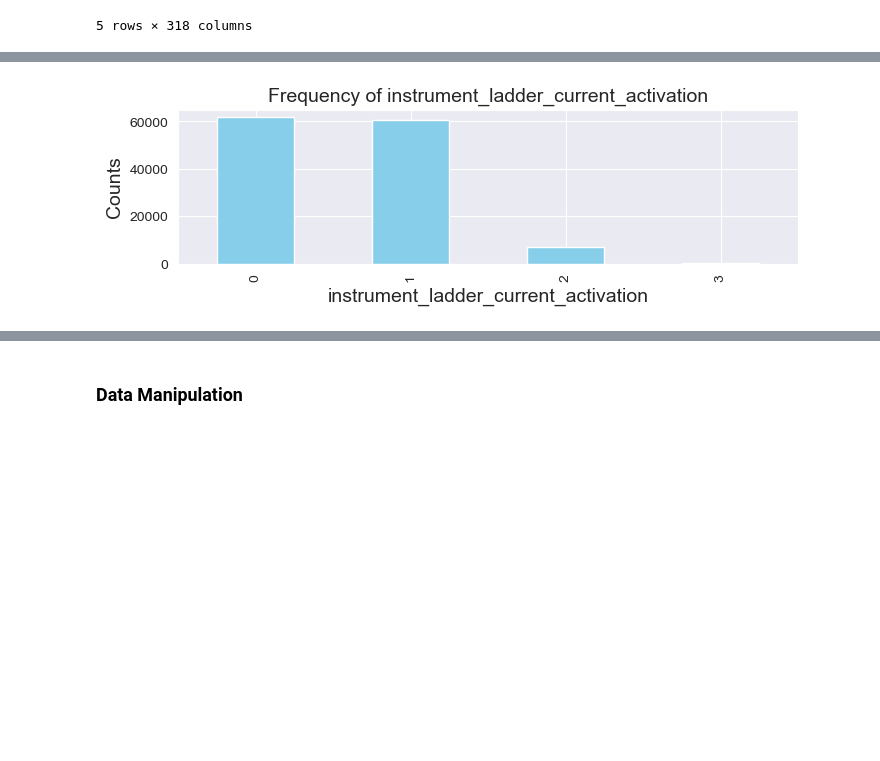
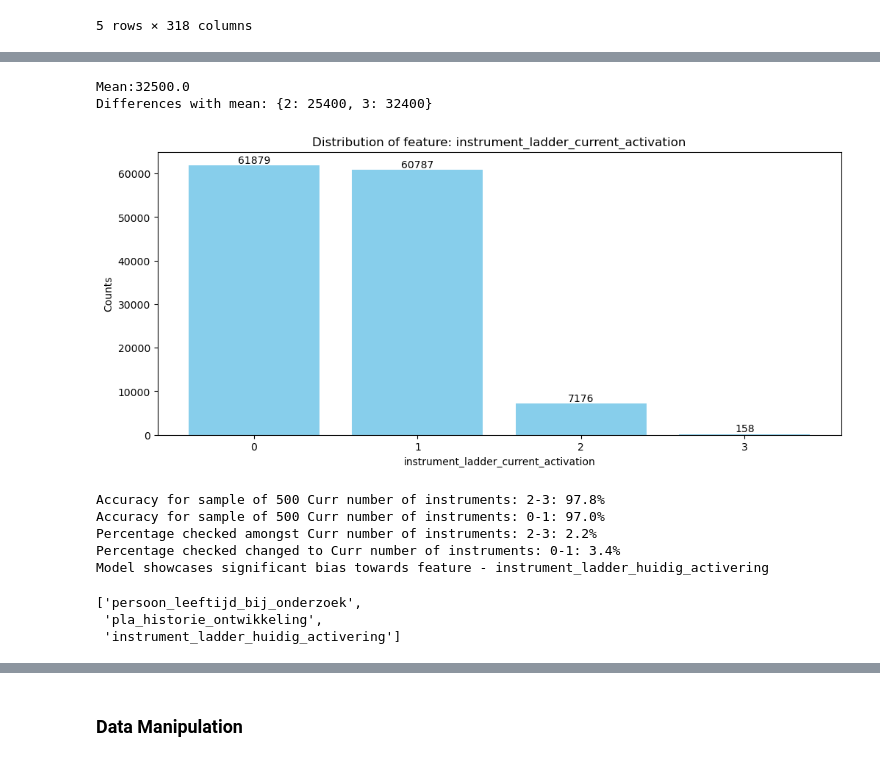
Before and after one commit to yulinchen03/TestingProject, a Jupyter notebook: src/team_2/biased_feature_selection.ipynb, the cells around one changed output, grey strips where cells are left out. Drawn from its saved outputs; the diff is of its cells as text; code cells hidden in the pictures; blank space fills up the shorter version.

Commit message:
added more biased features

```diff
--- a/src/team_2/biased_feature_selection.ipynb
+++ b/src/team_2/biased_feature_selection.ipynb
@@ -189,6 +193,31 @@ analyze_features(df, False, 'feature_importance_3.pkl')
 # %%
-plot_values('instrument_ladder_current_activation', df)
+plot_distribution(df['instrument_ladder_current_activation'], 'instrument_ladder_current_activation')
 # %% [output]
+Mean:32500.0
+Differences with mean: {2: 25400, 3: 32400}
-[figure, old version]
+[figure, new version]
 # %%
-###CONTINUE LATER: Once the test data is ready
+###TEST
+process_bias(
+    data_path='../../data/Experiment_instrument_ladder_huidig_activering/01_curr_inst_2-3_labeled.csv',
+    model_path='model/gboost2.onnx',
+    feature='instrument_ladder_huidig_activering',
+    new_value=(0,1),
+    is_range=True,
+    detailed_results=True,
+    name_original='Curr number of instruments: 2-3',
+    name_changed='Curr number of instruments: 0-1'
+)
+# %% [output]
+Accuracy for sample of 500 Curr number of instruments: 2-3: 97.8%
+Accuracy for sample of 500 Curr number of instruments: 0-1: 97.0%
+Percentage checked amongst Curr number of instruments: 2-3: 2.2%
+Percentage checked changed to Curr number of instruments: 0-1: 3.4%
+Model showcases significant bias towards feature - instrument_ladder_huidig_activering
+# %%
+biased_features.append('instrument_ladder_huidig_activering')
+biased_features
+# %% [output]
+['persoon_leeftijd_bij_onderzoek',
+ 'pla_historie_ontwikkeling',
+ 'instrument_ladder_huidig_activering']
```
Also changed, not shown: parts of 24 cells of this notebook, 5 other files.
